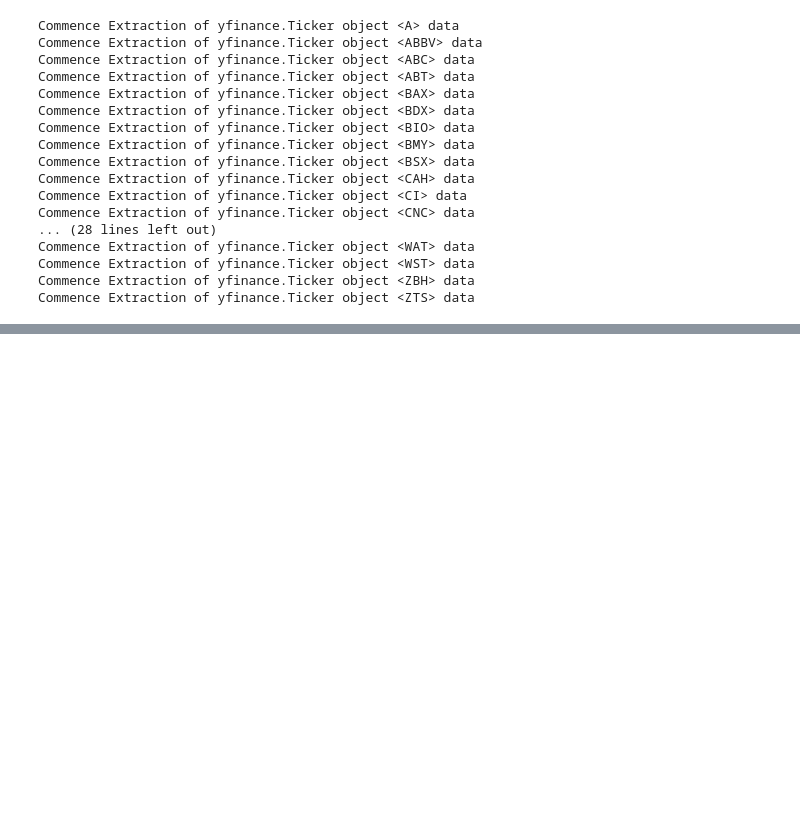
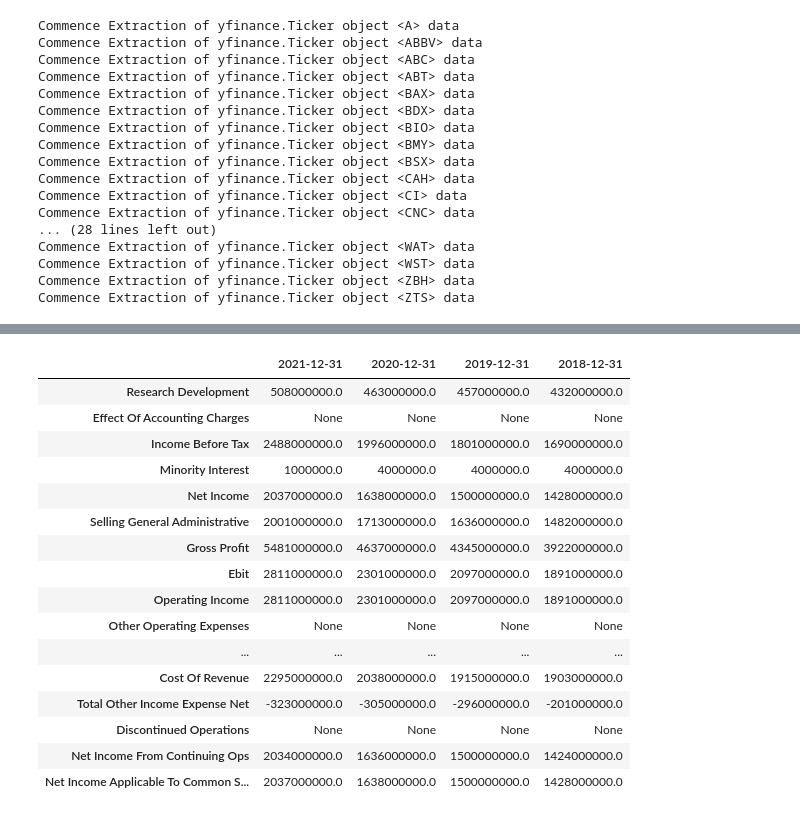
Before and after one commit to KevinDai99/Project, a Jupyter notebook: Collecting Data .ipynb, the cells around one changed output, grey strips where cells are left out. Drawn from its saved outputs; the diff is of its cells as text; code cells hidden in the pictures; blank space fills up the shorter version.

```diff
--- a/Collecting Data .ipynb
+++ b/Collecting Data .ipynb
@@ -117,0 +192,20 @@ combine.head()
+# %%
+symbol.financials
+# %% [output]
+|  | 2021-12-31 | 2020-12-31 | 2019-12-31 | 2018-12-31 |
+| Research Development | 508000000.0 | 463000000.0 | 457000000.0 | 432000000.0 |
+| Effect Of Accounting Charges | None | None | None | None |
+| Income Before Tax | 2488000000.0 | 1996000000.0 | 1801000000.0 | 1690000000.0 |
+| Minority Interest | 1000000.0 | 4000000.0 | 4000000.0 | 4000000.0 |
+| Net Income | 2037000000.0 | 1638000000.0 | 1500000000.0 | 1428000000.0 |
+| Selling General Administrative | 2001000000.0 | 1713000000.0 | 1636000000.0 | 1482000000.0 |
+| Gross Profit | 5481000000.0 | 4637000000.0 | 4345000000.0 | 3922000000.0 |
+| Ebit | 2811000000.0 | 2301000000.0 | 2097000000.0 | 1891000000.0 |
+| Operating Income | 2811000000.0 | 2301000000.0 | 2097000000.0 | 1891000000.0 |
+| Other Operating Expenses | None | None | None | None |
+| ... | ... | ... | ... | ... |
+| Cost Of Revenue | 2295000000.0 | 2038000000.0 | 1915000000.0 | 1903000000.0 |
+| Total Other Income Expense Net | -323000000.0 | -305000000.0 | -296000000.0 | -201000000.0 |
+| Discontinued Operations | None | None | None | None |
+| Net Income From Continuing Ops | 2034000000.0 | 1636000000.0 | 1500000000.0 | 1424000000.0 |
+| Net Income Applicable To Common S... | 2037000000.0 | 1638000000.0 | 1500000000.0 | 1428000000.0 |
```
Also changed, not shown: parts of 16 cells of this notebook, 5 other files.
